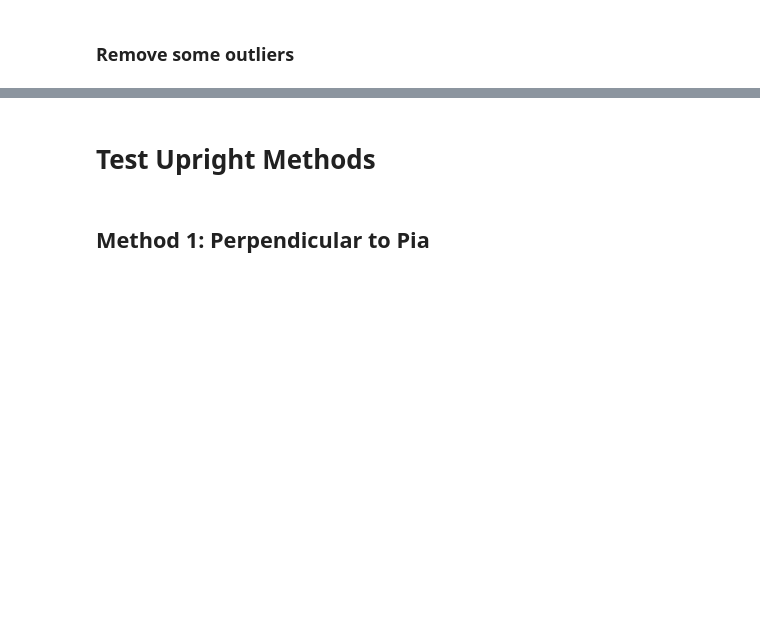
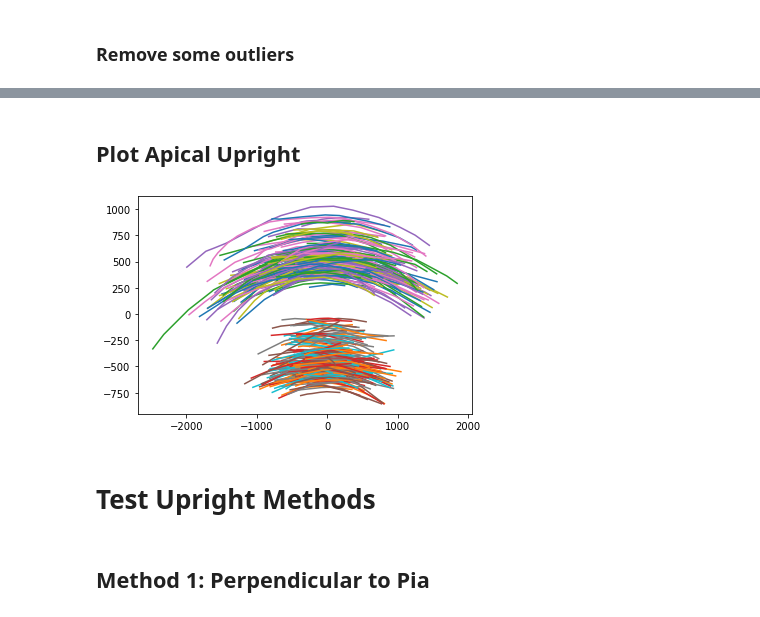
Before and after one commit to AllenInstitute/neuron_morphology, a Jupyter notebook: notebooks/test_upright_methods.ipynb, the cells around one changed output, grey strips where cells are left out. Saved outputs shown, nothing was run; the diff lists cells and outputs as text; code cells hidden in the pictures; blank space fills up the shorter version.

```diff
--- a/notebooks/test_upright_methods.ipynb
+++ b/notebooks/test_upright_methods.ipynb
@@ -178,0 +184,27 @@ plt.show()
+# %% [markdown]
+## Plot Apical Upright
+# %%
+def transform_coords(coords, T):
+    n_coords = coords['x'].shape[0]
+    array = np.hstack((coords['x'].reshape((n_coords, 1)),
+                       coords['y'].reshape((n_coords, 1)),
+                       np.zeros((n_coords, 1))))
+    return T.transform(array.T).T
+# %%
+fig, ax = plt.subplots()
+
+for sid, sdata in data.items():
+    rot = rotation_from_angle(apical_upright_results[sid], axis=2)
+    translation = np.append(-sdata['soma_center'], 0)
+    affine = affine_from_transform_translation(translation=translation,
+                                               transform=rot,
+                                               translate_first=True)
+    T = UprightTransform(affine)
+    rotated_pia_coords = transform_coords(sdata['pia_coords'], T)
+    rotated_wm_coords = transform_coords(sdata['wm_coords'], T)
+    ax.plot(rotated_pia_coords[:, 0], rotated_pia_coords[:, 1])
+    ax.plot(rotated_wm_coords[:, 0], rotated_wm_coords[:, 1])
+
+plt.show()
+# %% [output]
+[figure, added]
```
Also changed, not shown: parts of 8 cells of this notebook, 2 other files.
